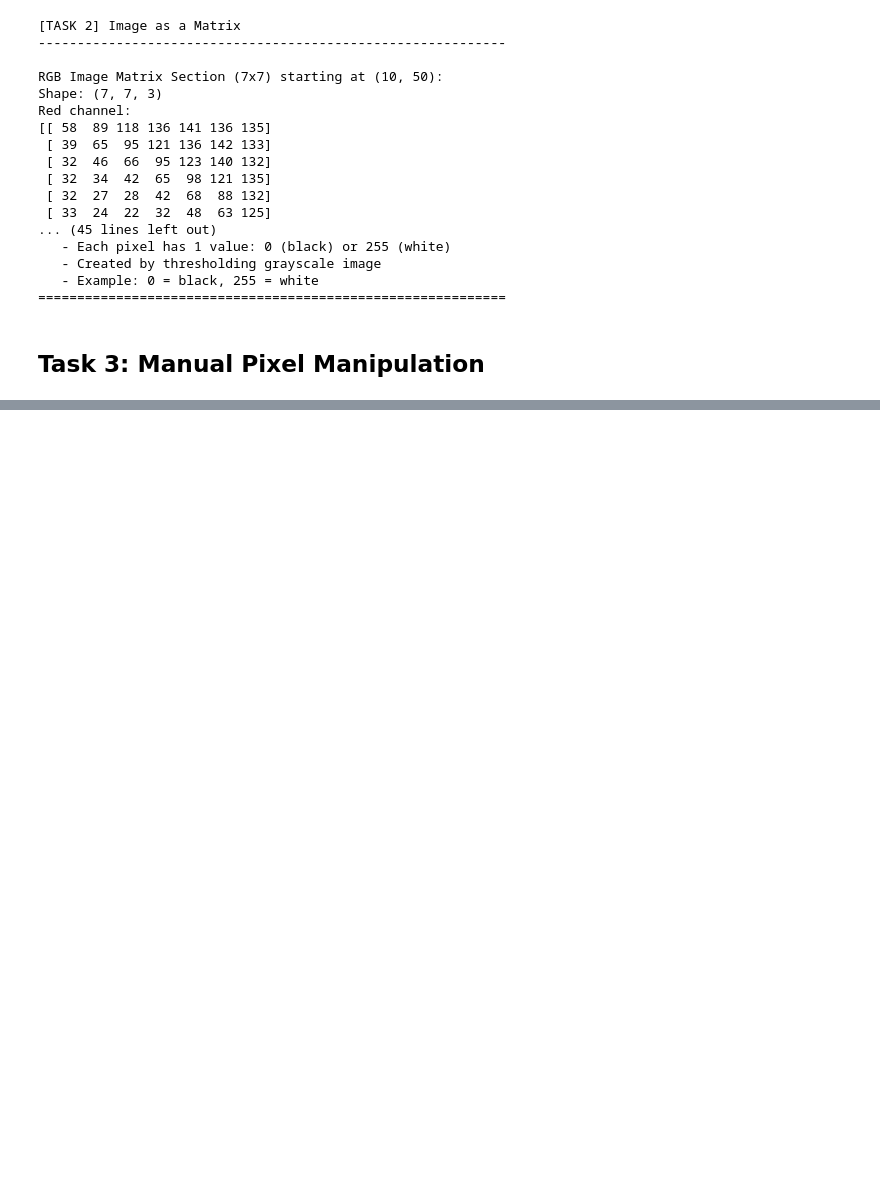
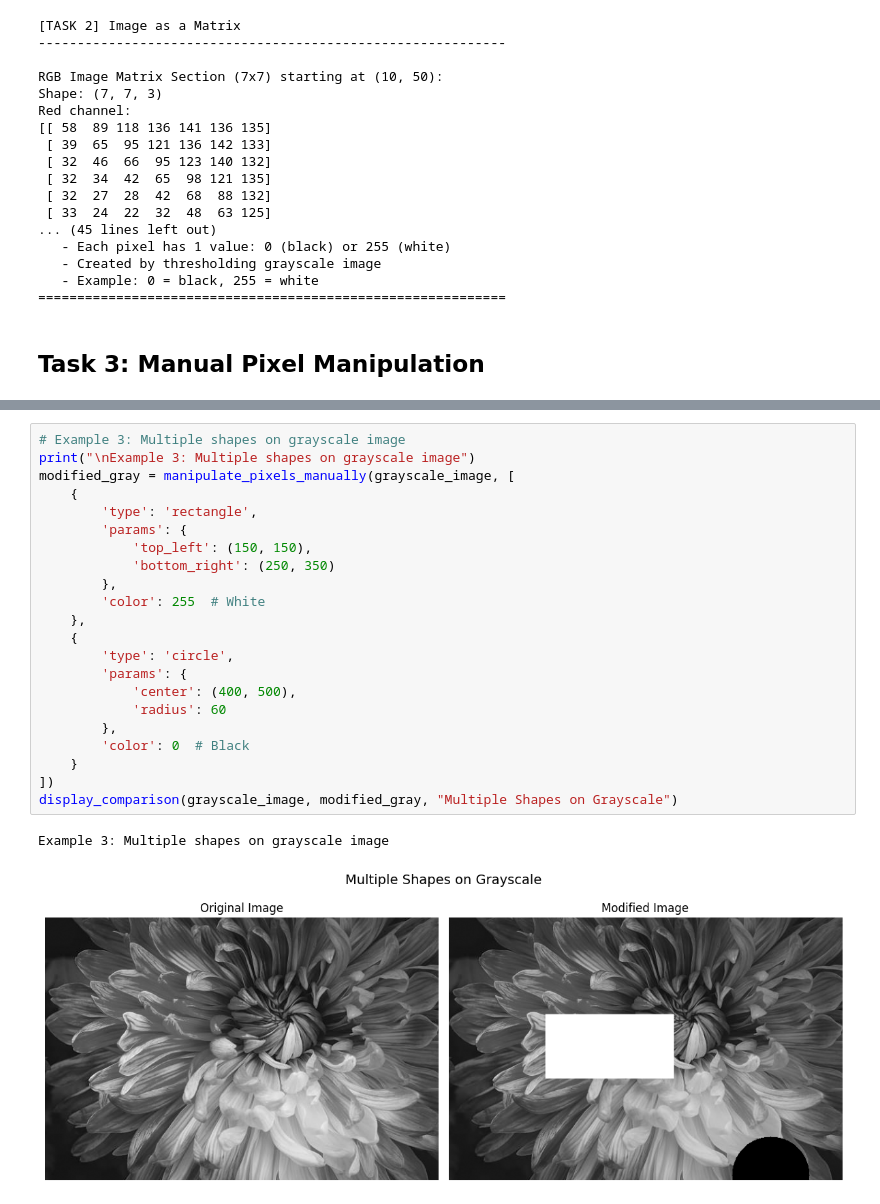
Before and after one commit to YonatanReisinger/Computer-Vision, a Jupyter notebook: assignment1/question1.ipynb, the cells around one changed output, grey strips where cells are left out. Saved outputs shown, nothing was run; the diff lists cells and outputs as text; blank space fills up the shorter version.

```diff
--- a/assignment1/question1.ipynb
+++ b/assignment1/question1.ipynb
@@ -194,0 +375,25 @@ Red channel:
+# %%
+# Example 3: Multiple shapes on grayscale image
+print("\nExample 3: Multiple shapes on grayscale image")
+modified_gray = manipulate_pixels_manually(grayscale_image, [
+    {
+        'type': 'rectangle',
+        'params': {
+            'top_left': (150, 150),
+            'bottom_right': (250, 350)
+        },
+        'color': 255  # White
+    },
+    {
+        'type': 'circle',
+        'params': {
+            'center': (400, 500),
+            'radius': 60
+        },
+        'color': 0  # Black
+    }
+])
+display_comparison(grayscale_image, modified_gray, "Multiple Shapes on Grayscale")
+# %% [output]
+Example 3: Multiple shapes on grayscale image
+[figure, added]
```
Also changed, not shown: parts of 4 cells of this notebook.
